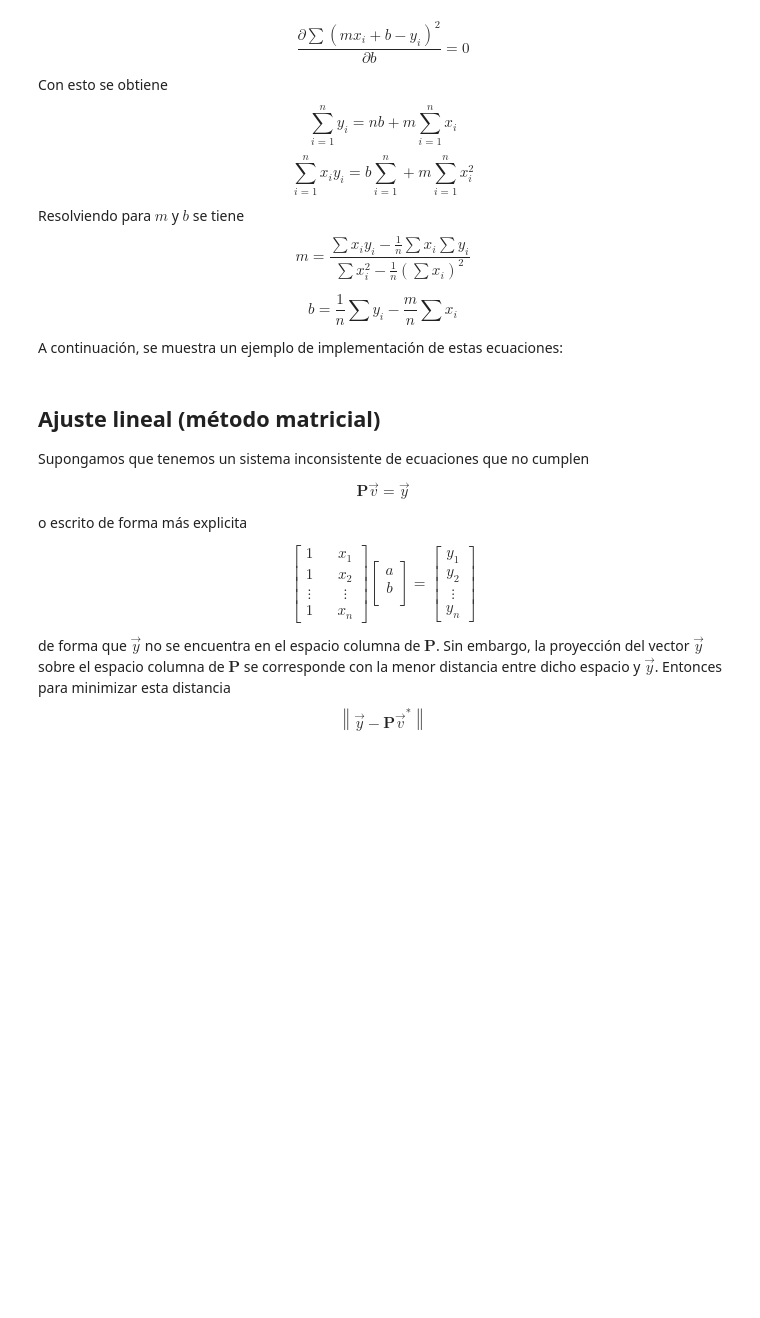
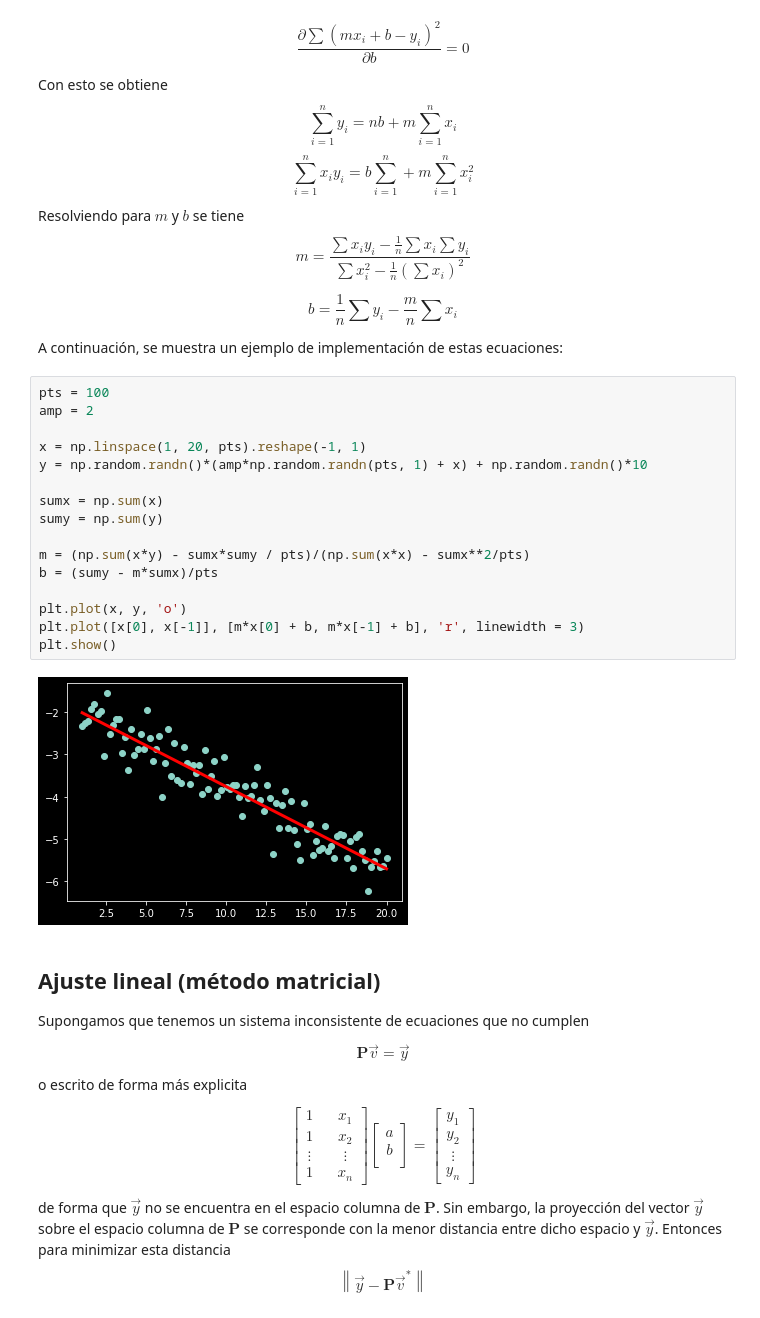
Before and after one commit to diegour1/LabMetodosComputacionales, a Jupyter notebook: Notebooks/09_fit_lineal_y_solucion_sistema_de_ecuaciones.ipynb, the cells around one changed output. Cells and saved outputs as stored; diff of their text form; blank space fills up the shorter version.

```diff
--- a/Notebooks/09_fit_lineal_y_solucion_sistema_de_ecuaciones.ipynb
+++ b/Notebooks/09_fit_lineal_y_solucion_sistema_de_ecuaciones.ipynb
@@ -46,6 +53,24 @@ $$m = \frac{\sum x_iy_i-\frac{1}{n}\sum x_i \sum y_i}{\sum x_i^2 - \frac{1}{n}\l
 $$b = \frac{1}{n}\sum y_i - \frac{m}{n}\sum x_i$$
 
 A continuación, se muestra un ejemplo de implementación de estas ecuaciones:
+# %%
+pts = 100
+amp = 2
+
+x = np.linspace(1, 20, pts).reshape(-1, 1)
+y = np.random.randn()*(amp*np.random.randn(pts, 1) + x) + np.random.randn()*10
+
+sumx = np.sum(x)
+sumy = np.sum(y)
+
+m = (np.sum(x*y) - sumx*sumy / pts)/(np.sum(x*x) - sumx**2/pts)
+b = (sumy - m*sumx)/pts
+
+plt.plot(x, y, 'o')
+plt.plot([x[0], x[-1]], [m*x[0] + b, m*x[-1] + b], 'r', linewidth = 3)
+plt.show()
+# %% [output]
+[figure, added]
 # %% [markdown]
 ## Ajuste lineal (método matricial)
 
```
Also changed, not shown: parts of 7 cells of this notebook, 1 other file.
